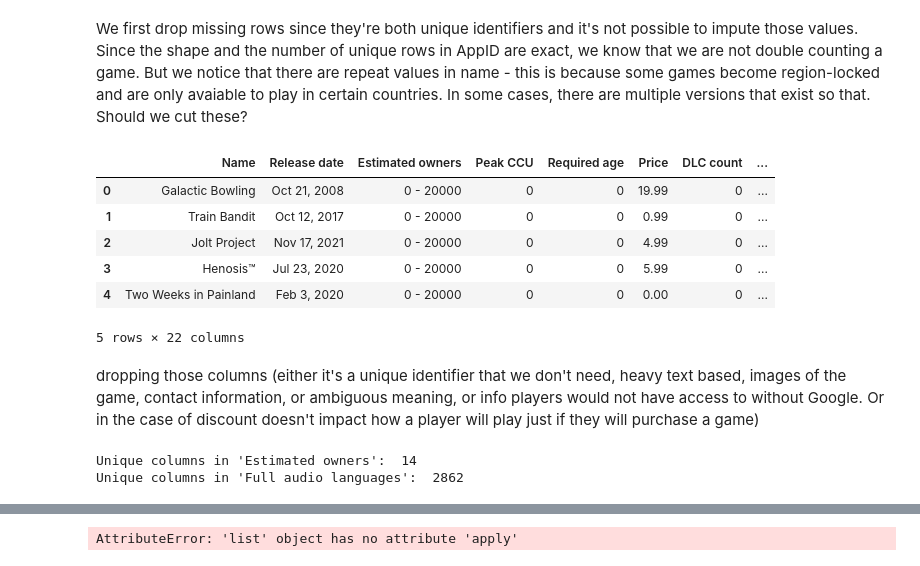
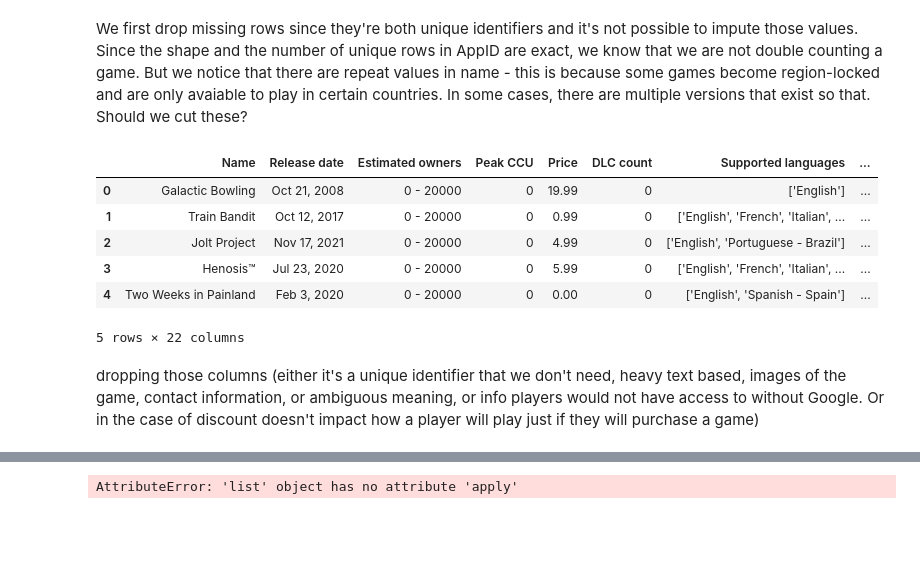
Before and after one commit to zakirangwala/esrb-wizard, a Jupyter notebook: notebooks/model_demo_colab.ipynb, the cells around one changed output, grey strips where cells are left out. Drawn from its saved outputs; the diff is of its cells as text; code cells hidden in the pictures; blank space fills up the shorter version.

Commit message:
Worked to further cleanse the STEAM dataset. Also encoded the categorical columns "Categories" and "Genres" and created a heatmap to show multicolinearity between the numerical columns.

```diff
--- a/notebooks/model_demo_colab.ipynb
+++ b/notebooks/model_demo_colab.ipynb
@@ -56,27 +44,21 @@ Unique columns in 'Name':  110325
 We first drop missing rows since they're both unique identifiers and it's not possible to impute those values. Since the shape and the number of unique rows in AppID are exact, we know that we are not double counting a game. But we notice that there are repeat values in name - this is because some games become region-locked and are only avaiable to play in certain countries. In some cases, there are multiple versions that exist so that. Should we cut these?
 # %%
 # Dropping uneccessary columns
-steam_drop= steam.drop(['AppID', 'Discount', 'About the game',
-                        'Supported languages', 'Reviews', 'Header image',
+steam_drop= steam.drop(['AppID', 'Discount', 'About the game', 'Reviews',
+                        'Header image', 'Required age', 'Tags',
                         'Website', 'Support url', 'Support email',
                         'Metacritic url', 'Score rank', 'Notes',
-                        'Developers', 'Screenshots','Recommendations', 'Movies',
+                        'Developers', 'Screenshots', 'Movies',
                         'Average playtime forever', 'Median playtime forever'
                         ], axis=1)
 steam_drop.head()
 # %% [output]
-|  | Name | Release date | Estimated owners | Peak CCU | Required age | Price | DLC count | ... |
-| 0 | Galactic Bowling | Oct 21, 2008 | 0 - 20000 | 0 | 0 | 19.99 | 0 | ... |
-| 1 | Train Bandit | Oct 12, 2017 | 0 - 20000 | 0 | 0 | 0.99 | 0 | ... |
-| 2 | Jolt Project | Nov 17, 2021 | 0 - 20000 | 0 | 0 | 4.99 | 0 | ... |
-| 3 | Henosis™ | Jul 23, 2020 | 0 - 20000 | 0 | 0 | 5.99 | 0 | ... |
-| 4 | Two Weeks in Painland | Feb 3, 2020 | 0 - 20000 | 0 | 0 | 0.00 | 0 | ... |
+|  | Name | Release date | Estimated owners | Peak CCU | Price | DLC count | Supported languages | ... |
+| 0 | Galactic Bowling | Oct 21, 2008 | 0 - 20000 | 0 | 19.99 | 0 | ['English'] | ... |
+| 1 | Train Bandit | Oct 12, 2017 | 0 - 20000 | 0 | 0.99 | 0 | ['English', 'French', 'Italian', ... | ... |
+| 2 | Jolt Project | Nov 17, 2021 | 0 - 20000 | 0 | 4.99 | 0 | ['English', 'Portuguese - Brazil'] | ... |
+| 3 | Henosis™ | Jul 23, 2020 | 0 - 20000 | 0 | 5.99 | 0 | ['English', 'French', 'Italian', ... | ... |
+| 4 | Two Weeks in Painland | Feb 3, 2020 | 0 - 20000 | 0 | 0.00 | 0 | ['English', 'Spanish - Spain'] | ... |
 5 rows × 22 columns
 # %% [markdown]
 dropping those columns (either it's a unique identifier that we don't need, heavy text based, images of the game, contact information, or ambiguous meaning, or info players would not have access to without Google. Or in the case of discount doesn't impact how a player will play just if they will purchase a game)
-# %%
-print("Unique columns in 'Estimated owners': ", steam_drop['Estimated owners'].nunique())
-print("Unique columns in 'Full audio languages': ", steam_drop['Full audio languages'].nunique())
-# %% [output]
-Unique columns in 'Estimated owners':  14
-Unique columns in 'Full audio languages':  2862
```
Also changed, not shown: parts of 17 cells of this notebook.
